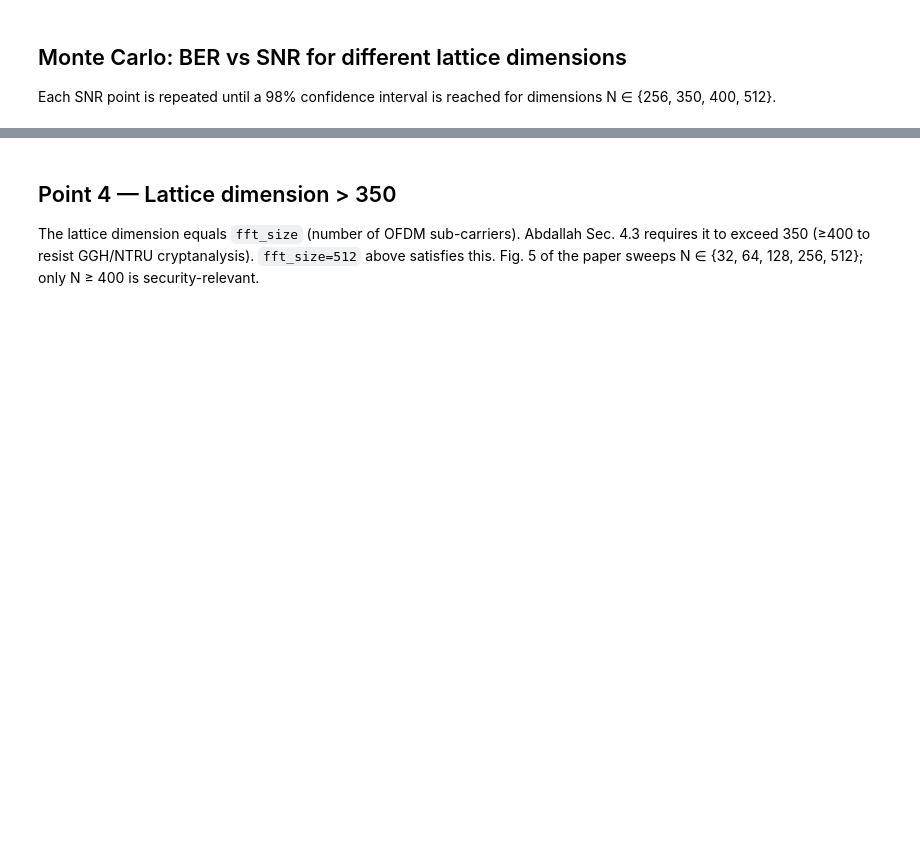
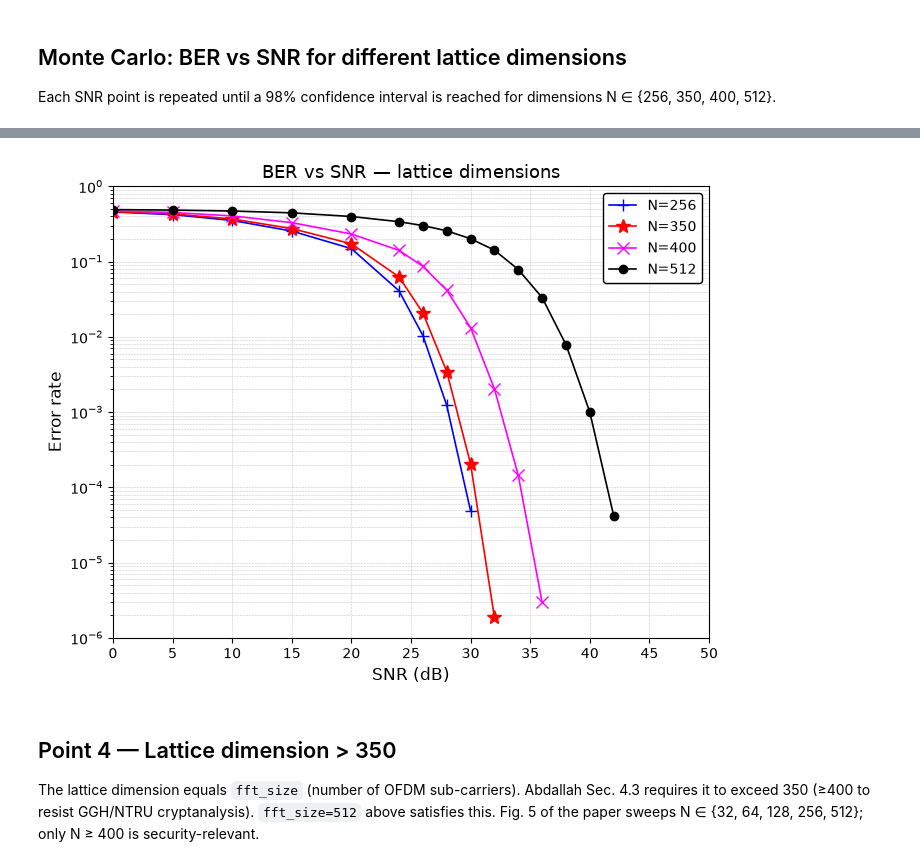
Before and after one commit to DanielGrahamB/pqc-research, a Jupyter notebook: simulation.ipynb, the cells around one changed output, grey strips where cells are left out. Cells and saved outputs as stored; diff of their text form; code cells hidden in the pictures; blank space fills up the shorter version.

```diff
--- a/simulation.ipynb
+++ b/simulation.ipynb
@@ -272,0 +203,71 @@ SNR= 50.0 dB  BER=0.000e+00  +/-0.00e+00 (98% CI, n=5)
+# %%
+from ber import snr_sweep_ber, plot_ber_vs_snr
+
+# SNR range matching Abdallah Fig. 5 (0-50 dB), dense through the waterfall region
+snr_list = [0, 5, 10, 15, 20, 24, 26, 28, 30, 32, 34, 36, 38, 40, 42, 44, 46, 48, 50]
+
+# ---- Why the curves separate (Abdallah Fig. 5 / Fig. 6 mechanism) ----
+# SNR is referenced to the transmitted (encrypted) signal, so the absolute channel
+# noise scales with ciphertext power. Algorithm 1 mixes B to a fixed Hadamard
+# target for every N, which makes ciphertext power GROW with N — the paper reports
+# the resulting encryption cost directly (Fig. 6: +7 dB at N=256, +16 dB at N=512).
+# That power growth, plus the shrinking Babai correctness window
+# (sigma_max: 2.63 at N=256 -> 1.11 at N=512), is what pushes the waterfall right
+# for larger N. A fixed mixing strength for all N erases the power growth and the
+# curves bunch; anchoring noise to a constant (instead of tx power) removes the
+# mechanism entirely. Per-dimension ciphertext RMS targets (chosen so the knees
+# land where Fig. 5 puts them, ~27 dB at N=256 up to ~46 dB at N=512):
+CIPHERTEXT_RMS_TARGET = {256: 320, 350: 500, 400: 780, 512: 1550}
+FIXED_SIGMA = 1.0
+FIXED_K     = 48
+
+dimensions = [256, 350, 400, 512]
+results_by_label = {}
+
+for n_dim in dimensions:
+    print(f"\n=== N = {n_dim} ===")
+    # make_calibrated_encryptor is defined in the end-to-end cell above; it also
+    # enforces  sigma_min_secure < sigma < sigma_max_correct  on the drawn keypair
+    # (at N=256 the very mildest mixing violates the security floor for sigma=1,
+    #  so the calibrator settles slightly above the RMS target there).
+    enc_mc = make_calibrated_encryptor(
+        n_dim, CIPHERTEXT_RMS_TARGET[n_dim], sigma=FIXED_SIGMA, k=FIXED_K)
+
+    mod_mc   = sionna.phy.ofdm.OFDMModulator(
+        cyclic_prefix_length=cyclic_prefix_length, precision="double")
+    demod_mc = sionna.phy.ofdm.OFDMDemodulator(
+        fft_size=n_dim, l_min=0,
+        cyclic_prefix_length=cyclic_prefix_length, precision="double")
+
+    def run_once(snr_db, seed, _enc=enc_mc, _mod=mod_mc, _demod=demod_mc, _n=n_dim):
+        torch.manual_seed(seed)
+
+        bits_mc = binary_source([20, num_ofdm_symbols, _n, num_bits_per_symbol])
+        syms_mc = mapper(bits_mc)
+        lat_mc  = syms_mc.squeeze(-1) * qam_lattice_scale.to(syms_mc.device)
+
+        enc_sym   = _enc.encrypt(lat_mc.to(torch.complex128))
+        tx_att_mc = channel_attenuation * _mod(enc_sym)
+
+        # N0 anchored to the actual per-dimension transmitted power: this is what
+        # makes the SNR axis physical and lets ciphertext power set the knee
+        tx_pow_mc = (tx_att_mc.abs() ** 2).mean().item()
+        N0_mc     = tx_pow_mc / (num_bits_per_symbol * 10 ** (snr_db / 10))
+
+        noise = math.sqrt(N0_mc / 2.0) * (
+            torch.randn(tx_att_mc.shape, dtype=torch.float64)
+            + 1j * torch.randn(tx_att_mc.shape, dtype=torch.float64))
+        rx_eq_mc = _demod(tx_att_mc + noise) / channel_attenuation
+
+        dec_mc = _enc.decrypt_w_babai(rx_eq_mc, use_round=True)
+        sl_mc  = qam16_slicer_lattice(dec_mc)
+        sym_mc = qam16_lattice_to_normalized(sl_mc)
+        rb_mc  = nearest_neighbor_qam_demapper(sym_mc, mapper, num_bits_per_symbol)
+        return float(bit_error_rate(bits_mc, rb_mc))
+
+    results_by_label[f"N={n_dim}"] = snr_sweep_ber(
+        run_once, snr_list, min_reps=5, max_reps=30
+    )
+
+plot_ber_vs_snr(results_by_label, title="BER vs SNR — lattice dimensions")
+# %% [output]
@@ -273,3 +291,4 @@ SNR= 50.0 dB  BER=0.000e+00  +/-0.00e+00 (98% CI, n=5)
+[figure, added]
 # %% [markdown]
 ## Point 4 — Lattice dimension > 350
 The lattice dimension equals `fft_size` (number of OFDM sub-carriers). Abdallah Sec. 4.3 requires it to exceed 350 (≥400 to resist GGH/NTRU cryptanalysis). `fft_size=512` above satisfies this. Fig. 5 of the paper sweeps N ∈ {32, 64, 128, 256, 512}; only N ≥ 400 is security-relevant.
```
Also changed, not shown: parts of 4 cells of this notebook.
